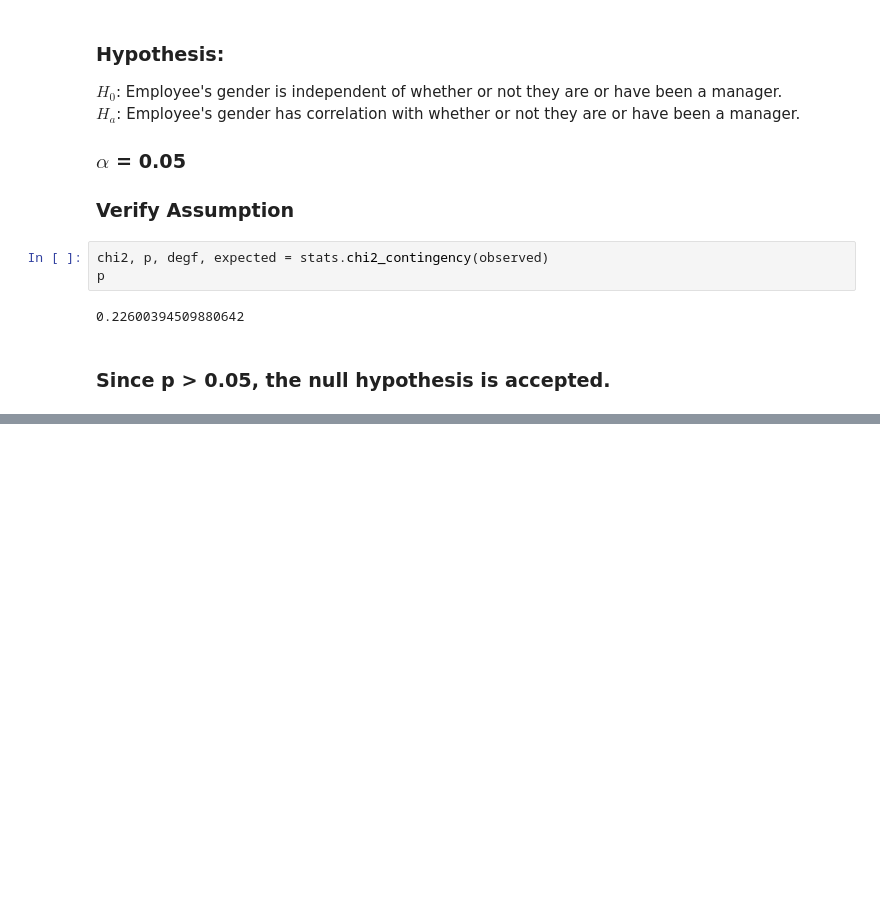
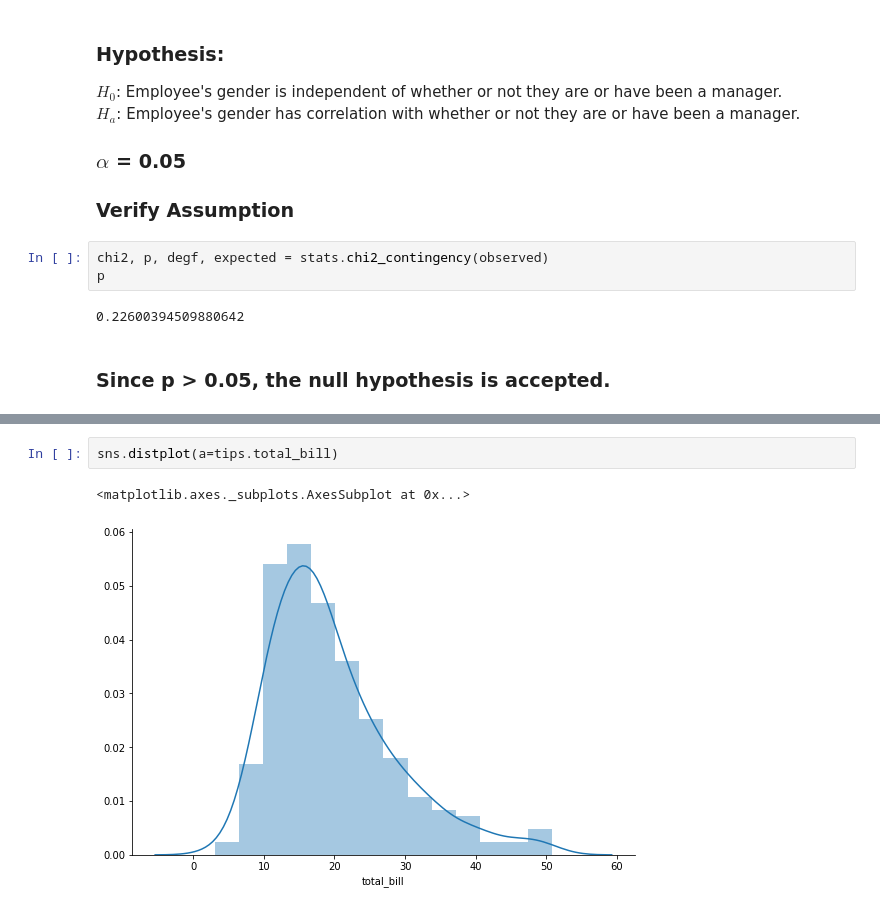
Before and after one commit to Yongliang-Shi/statistics-exercises, a Jupyter notebook: hypothesis_testing.ipynb, the cells around one changed output, grey strips where cells are left out. Cells and saved outputs as stored; diff of their text form; blank space fills up the shorter version.

```diff
--- a/hypothesis_testing.ipynb
+++ b/hypothesis_testing.ipynb
@@ -1338,0 +1412,5 @@ p
+# %%
+sns.distplot(a=tips.total_bill)
+# %% [output]
+<matplotlib.axes._subplots.AxesSubplot at 0x...>
+[figure, added]
```
Also changed, not shown: parts of 25 cells of this notebook.
